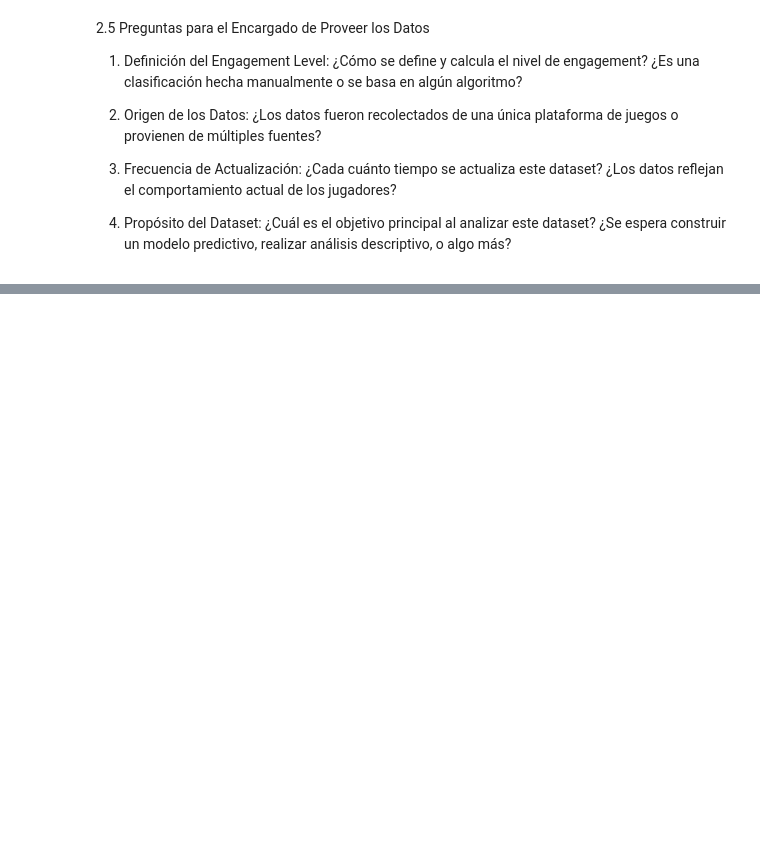
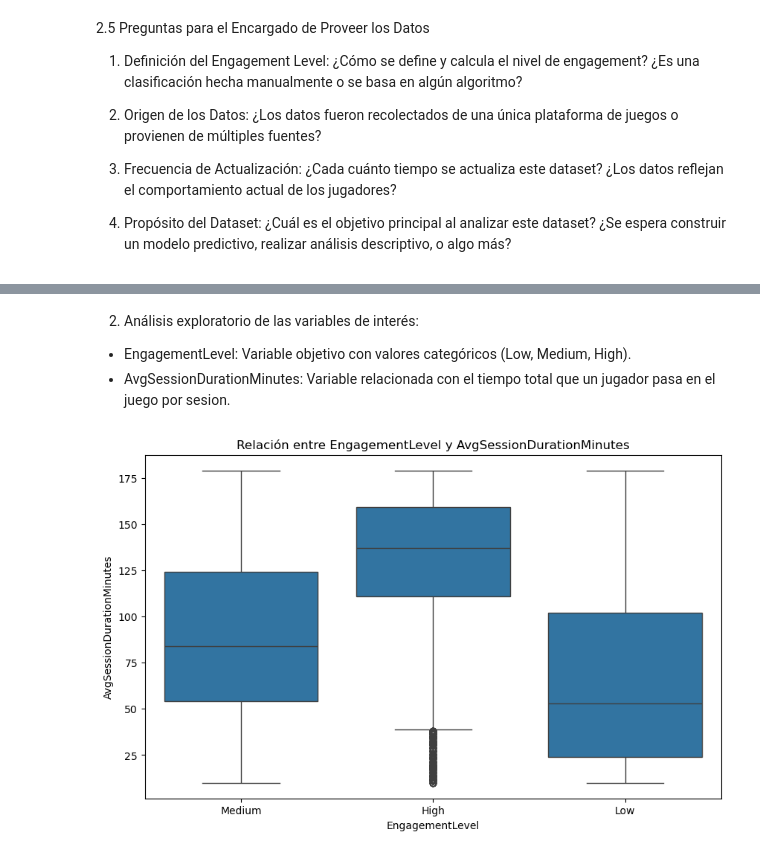
Before and after one commit to MateoTomas0912/TP1_ML_Grupo4, a Jupyter notebook: tp1_ML.ipynb.ipynb, the cells around one changed output, grey strips where cells are left out. Cells and saved outputs as stored; diff of their text form; code cells hidden in the pictures; blank space fills up the shorter version.

```diff
--- a/tp1_ML.ipynb.ipynb
+++ b/tp1_ML.ipynb.ipynb
@@ -462,0 +500,22 @@ plt.show()
+# %% [markdown]
+2) Análisis exploratorio de las variables de interés:
+
+* EngagementLevel: Variable objetivo con valores categóricos (Low, Medium, High).
+* AvgSessionDurationMinutes: Variable relacionada con el tiempo total que un jugador pasa en el juego por sesion.
+# %%
+# Distribución de la variable 'EngagementLevel'
+df['EngagementLevel'].value_counts()
+
+# Descripción estadística de 'TotalTimeSpent'
+df['AvgSessionDurationMinutes'].describe()
+
+# Análisis de la relación entre 'TotalTimeSpent' y 'EngagementLevel'
+import seaborn as sns
+import matplotlib.pyplot as plt
+
+plt.figure(figsize=(10, 6))
+sns.boxplot(x='EngagementLevel', y='AvgSessionDurationMinutes', data=df)
+plt.title('Relación entre EngagementLevel y AvgSessionDurationMinutes')
+plt.show()
+# %% [output]
+[figure, added]
```
Also changed, not shown: parts of 15 cells of this notebook.
